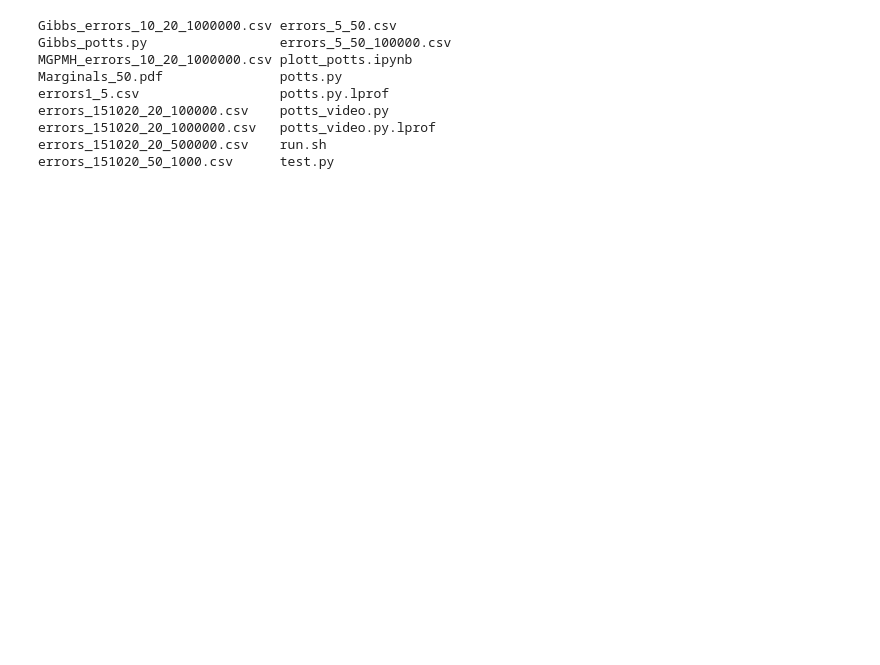
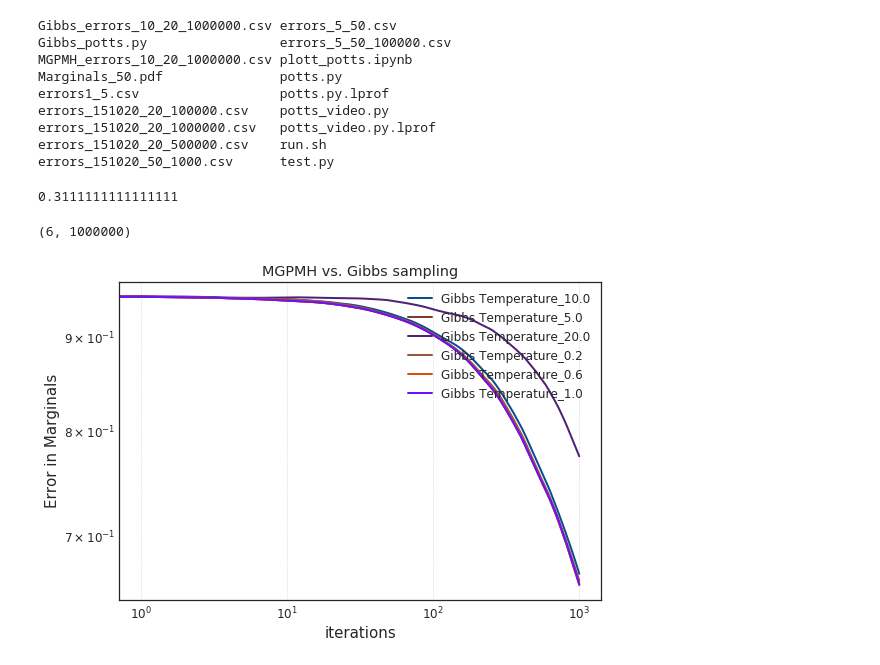
Before and after one commit to vincent6606/Mini_batched_Gibbs, a Jupyter notebook: Potts model/plott_potts.ipynb, the cells around one changed output. Cells and saved outputs as stored; diff of their text form; code cells hidden in the pictures; blank space fills up the shorter version.

```diff
--- a/Potts model/plott_potts.ipynb
+++ b/Potts model/plott_potts.ipynb
@@ -107,3 +91,40 @@ errors_151020_20_100000.csv    potts_video.py
 errors_151020_20_1000000.csv   potts_video.py.lprof
 errors_151020_20_500000.csv    run.sh
 errors_151020_50_1000.csv      test.py
+# %%
+t1 = np.genfromtxt('VaryTemp_MGPMH_errors_10_20_1000000.csv',delimiter=',')
+# %%
+t2 = np.genfromtxt('VaryTemp_Gibbs_errors_10_20_1000000.csv',delimiter=',')
+# %%
+.7/1.5**2
+# %% [output]
+0.3111111111111111
+# %%
+t2.shape
+# %% [output]
+(6, 1000000)
+# %%
+import matplotlib.lines as lines
+with sns.axes_style("white"):
+    fig = plt.figure(figsize=(8, 5.5))
+    ax  = fig.add_subplot(111)
+    plt.yscale('log')
+    plt.xscale('log')
+#     for i in range(6):
+#         line = t1[i,1:1000]
+#         plt.plot(line,color=flatui[i],linewidth=2,label="Temperature_{}".format(t1[i,0]))
+
+    for i in range(6):
+        line = t2[i,1:1000]
+        plt.plot(line,color=flatui[-i],linewidth=2,label="Gibbs Temperature_{}".format(t1[i,0]))
+    plt.xlabel("iterations", size=15)
+    plt.ylabel("Error in Marginals", size=15)
+    plt.title('MGPMH vs. Gibbs sampling')
+    plt.legend(loc='upper right')
+    plt.grid(linestyle='dotted')
+    plt.tight_layout(pad=1, w_pad=1, h_pad=1)
+
+    plt.savefig("Marginals_{}.pdf".format('50'), bbox_inches='tight')
+    plt.show()
+# %% [output]
+[figure, added]
```
Also changed, not shown: parts of 14 cells of this notebook, 13 other files.
